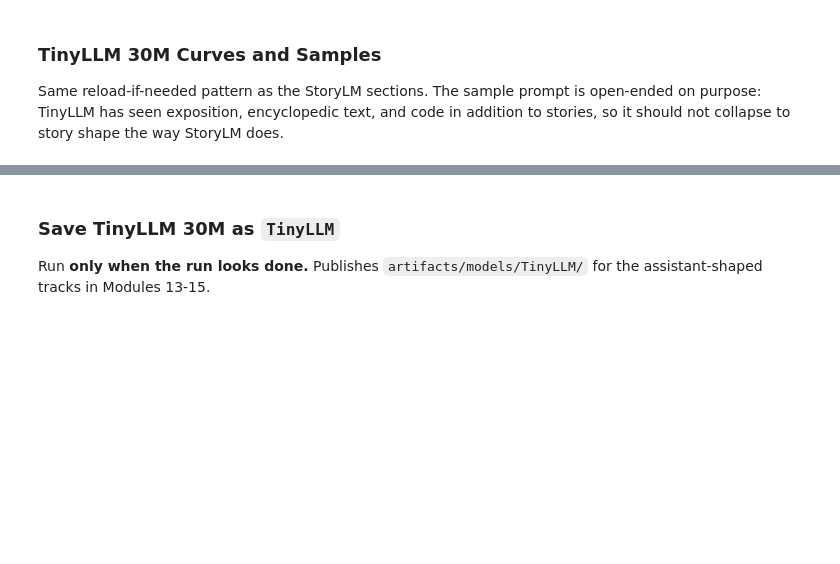
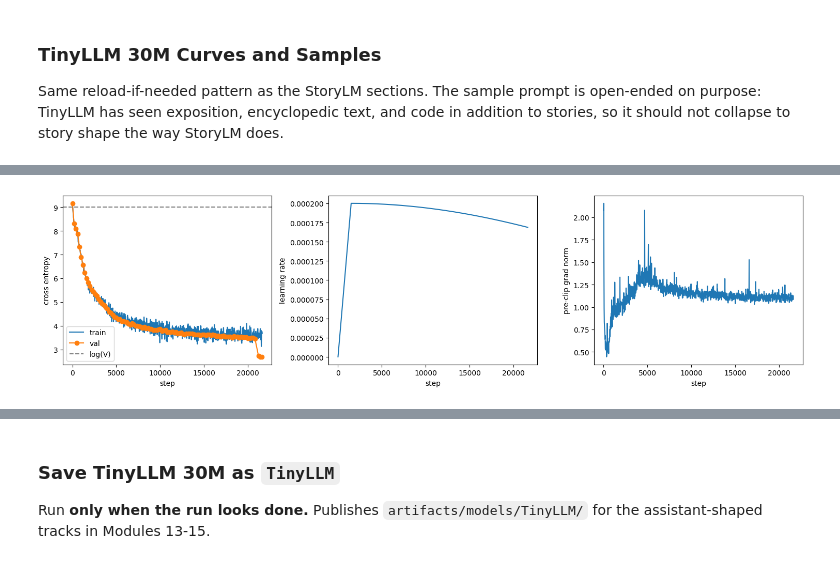
Before and after one commit to Mister-Meeseeks/g2c, a Jupyter notebook: notebooks/solutions/10-tinyllm.ipynb, the cells around one changed output, grey strips where cells are left out. Cells and saved outputs as stored; diff of their text form; code cells hidden in the pictures; blank space fills up the shorter version.

```diff
--- a/notebooks/solutions/10-tinyllm.ipynb
+++ b/notebooks/solutions/10-tinyllm.ipynb
@@ -531,19 +527,25 @@ Optional and skippable. Requires `./datasets.sh g2c-corpus-small` (or `g2c-corpu
 Builds or loads a disk-backed tokenized G2C corpus artifact. The raw compressed text stays in `data/`; the reusable token ID files live under `artifacts/tokenized-corpora/`, so this notebook does not keep the full TinyLLM corpus text in RAM.
 # %%
 tinyllm_corpus_bytes = None
-tinyllm_train_fraction = 0.9
+tinyllm_train_fraction = 0.99
+if resolve_corpus("g2c-corpus-full", repo_root=repo_root) is not None:
+    tinyllm_corpus_name = "g2c-corpus-full"
+    tinyllm_corpus_tag = "full"
+    tinyllm_source_label = "full G2C corpus train split"
+elif resolve_corpus("g2c-corpus-small", repo_root=repo_root) is not None:
+    tinyllm_corpus_name = "g2c-corpus-small"
+    tinyllm_corpus_tag = "small"
+    tinyllm_source_label = "small G2C corpus train split"
+else:
+    tinyllm_corpus_name = "g2c"
+    tinyllm_corpus_tag = "full"
+    tinyllm_source_label = "G2C corpus train split"
 tinyllm_tokenizer_name = "G2CTokenizer"
 # See `shakespeare_requested_vocab_size` for the meaning of None / 0 / N.
 tinyllm_requested_vocab_size = 8192
 tinyllm_tokenize_workers = os.cpu_count() or 1
 tinyllm_tokenize_chunk_bytes = 1_000_000
 vocab_tag = "full" if tinyllm_requested_vocab_size is None else str(tinyllm_requested_vocab_size)
-tinyllm_corpus_tag = "full" if tinyllm_corpus_bytes is None else str(tinyllm_corpus_bytes)
-tinyllm_source_label = (
-    "full G2C corpus train split"
-    if tinyllm_corpus_bytes is None
-    else f"g2c train slice ({tinyllm_corpus_bytes:,} chars)"
-)
 tinyllm_tokenized_corpus_name = f"TinyLLM-g2c-{tinyllm_corpus_tag}-v{vocab_tag}"
 
 tinyllm_tokenized_corpus = None
@@ -555,7 +557,7 @@ tinyllm_vocab_size = None
 try:
     tinyllm_tokenized_corpus = build_or_load_tokenized_corpus(
         tinyllm_tokenized_corpus_name,
-        corpus="g2c",
+        corpus=tinyllm_corpus_name,
         tokenizer_name=tinyllm_tokenizer_name,
         byte_count=tinyllm_corpus_bytes,
         source_split="train",
@@ -567,7 +569,7 @@ try:
     )
 except FileNotFoundError as exc:
     print("Skipping TinyLLM scale-up.")
-    print("Run `./datasets.sh` to download/build the G2C corpus, and run Module 04's G2CTokenizer artifact cell first.")
+    print("Run `./datasets.sh --small` or `./datasets.sh` to prepare G2C corpus artifacts.")
     print(exc)
 else:
     tinyllm_pair = tinyllm_tokenized_corpus.split(train_fraction=tinyllm_train_fraction)
@@ -650,0 +660,8 @@ loaded TinyLLM 30M from checkpoint at step 21,040
+# %%
+if tinyllm_30m_history is not None:
+    plot_training_history(
+        tinyllm_30m_history,
+        baseline_loss=math.log(tinyllm_vocab_size),
+    )
+# %% [output]
+[figure, added]
```
Also changed, not shown: parts of 13 cells of this notebook, 2 other files.
